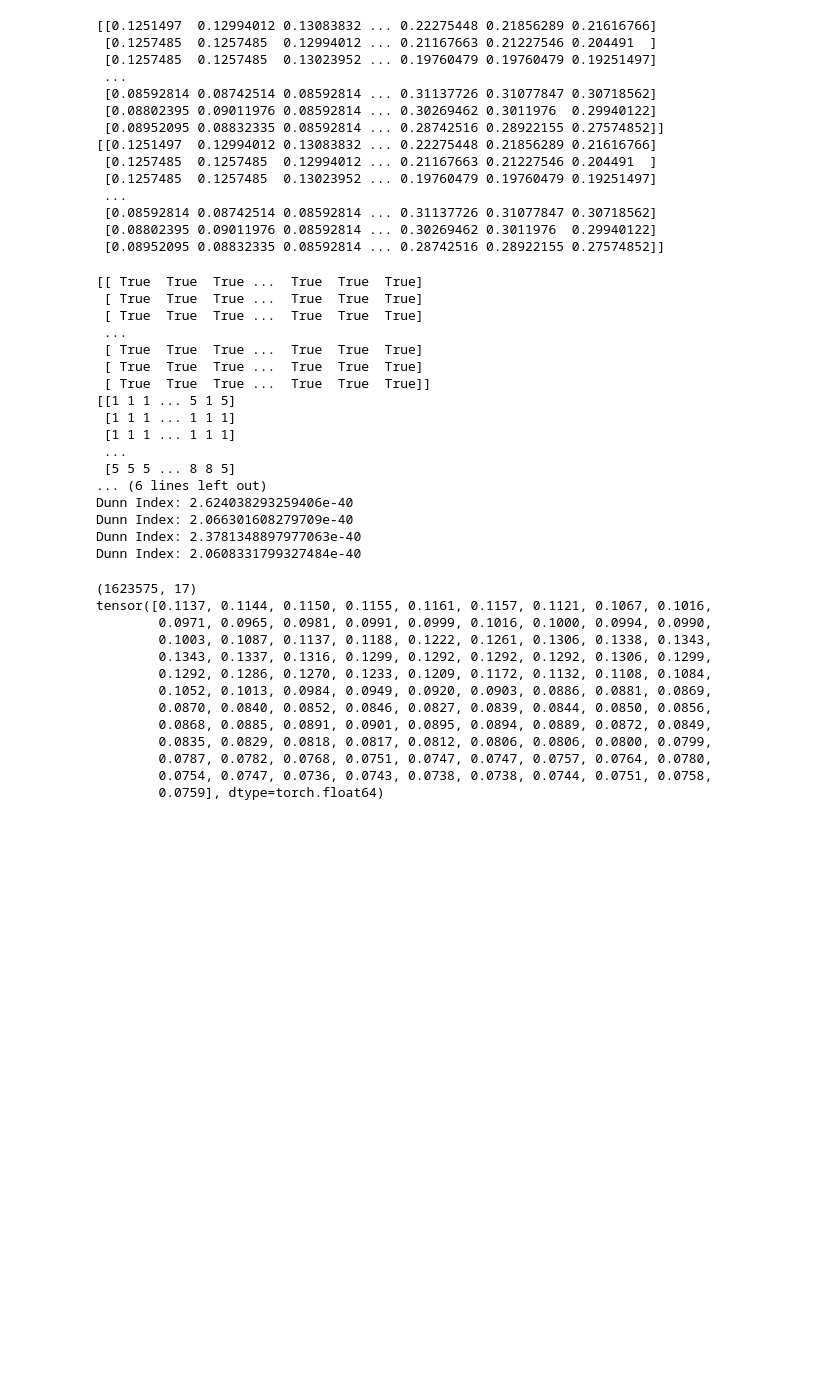
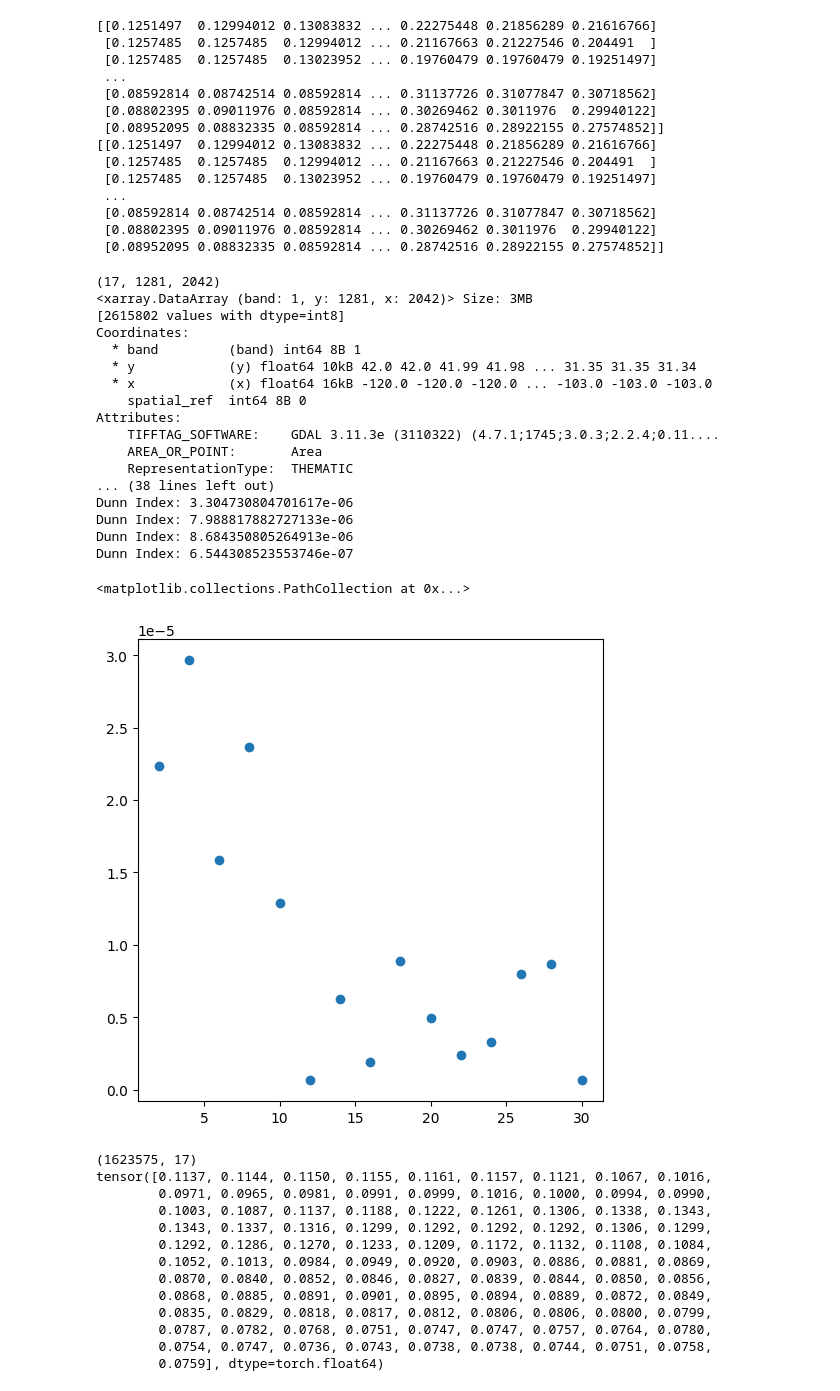
Before and after one commit to afullhart/climateanalogs, a Jupyter notebook: Figures/Score_1brkpt_TESTING.ipynb, the cells around one changed output. Saved outputs shown, nothing was run; the diff lists cells and outputs as text; code cells hidden in the pictures; blank space fills up the shorter version.

```diff
--- a/Figures/Score_1brkpt_TESTING.ipynb
+++ b/Figures/Score_1brkpt_TESTING.ipynb
@@ -112,67 +112,72 @@ isof = '/content/drive/My Drive/Colab Notebooks/Analogs/IsoCluster.tif'
 
 
 comp_im = rx.open_rasterio(compf)
+print(comp_im.values.shape)
 
 iso_im = rx.open_rasterio(isof)
+print(iso_im)
 arr = iso_im.values[0, :, :]
+print(arr.shape)
+print(arr)
 mask = (arr >= 1.0) & (arr <= 15.0)
+print(mask.shape)
+print(mask)
 
-print(mask[600:700, 600:700])
+#print(mask[600:700, 600:700])
 print(arr[600:700, 600:700])
 
-
-#print(mask[600:700, 600:700])
 
 arrs = []
 shp = comp_im.values.shape
 for n in range(1, shp[0]+1):
   arr = comp_im.sel(band=n).values
   arr = arr[mask]
   arrs.append(arr)
 
-X = np.rot90(np.rot90(np.rot90(np.array(arrs))))
-#X = np.rot90(np.array(arrs))
+X = np.array(arrs)
+X = np.rot90(X, k=-1)
 print(X.shape)
 X = torch.tensor(X.astype(float))
 #print(X[600:700, 0])
 
 
 
 test_scores = []
 #test_cluster_sizes = [3, 6, 9, 12, 15, 18, 21, 24, 27, 30]
 test_cluster_sizes = [2, 4, 6, 8, 10, 12, 14, 16, 18, 20, 22, 24, 26, 28, 30]
 for n in test_cluster_sizes:
   iso_im = rx.open_rasterio(os.path.join(silhf, 'IsoCluster_{}.tif'.format(n)))
   arr = iso_im.values[0, :, :]
-  #arr = np.rot90(np.rot90(iso_im.values[0, :, :]))
   m_arr = arr[mask]
   cluster_labels = m_arr
   cluster_labels = torch.tensor(cluster_labels.astype(float))
   score = dunn_index(X, cluster_labels)
   test_scores.append(score)
   print(f"Dunn Index: {score.item()}")
 
 
 fig, ax = plt.subplots(figsize=(6, 6))
 ax.scatter(test_cluster_sizes, test_scores)
 # %% [output]
-[[ True  True  True ...  True  True  True]
- [ True  True  True ...  True  True  True]
- [ True  True  True ...  True  True  True]
- ...
- [ True  True  True ...  True  True  True]
- [ True  True  True ...  True  True  True]
- [ True  True  True ...  True  True  True]]
-[[1 1 1 ... 5 1 5]
- [1 1 1 ... 1 1 1]
- [1 1 1 ... 1 1 1]
- ...
- [5 5 5 ... 8 8 5]
-... (6 lines left out)
-Dunn Index: 2.624038293259406e-40
-Dunn Index: 2.066301608279709e-40
-Dunn Index: 2.3781348897977063e-40
-Dunn Index: 2.0608331799327484e-40
+(17, 1281, 2042)
+<xarray.DataArray (band: 1, y: 1281, x: 2042)> Size: 3MB
+[2615802 values with dtype=int8]
+Coordinates:
+  * band         (band) int64 8B 1
+  * y            (y) float64 10kB 42.0 42.0 41.99 41.98 ... 31.35 31.35 31.34
+  * x            (x) float64 16kB -120.0 -120.0 -120.0 ... -103.0 -103.0 -103.0
+    spatial_ref  int64 8B 0
+Attributes:
+    TIFFTAG_SOFTWARE:    GDAL 3.11.3e (3110322) (4.7.1;1745;3.0.3;2.2.4;0.11....
+    AREA_OR_POINT:       Area
+    RepresentationType:  THEMATIC
+... (38 lines left out)
+Dunn Index: 3.304730804701617e-06
+Dunn Index: 7.988817882727133e-06
+Dunn Index: 8.684350805264913e-06
+Dunn Index: 6.544308523553746e-07
+<matplotlib.collections.PathCollection at 0x...>
+[figure, added]
 # %%
 import torch
 from torchmetrics.clustering import DunnIndex
```
Also changed, not shown: parts of 3 cells of this notebook.
